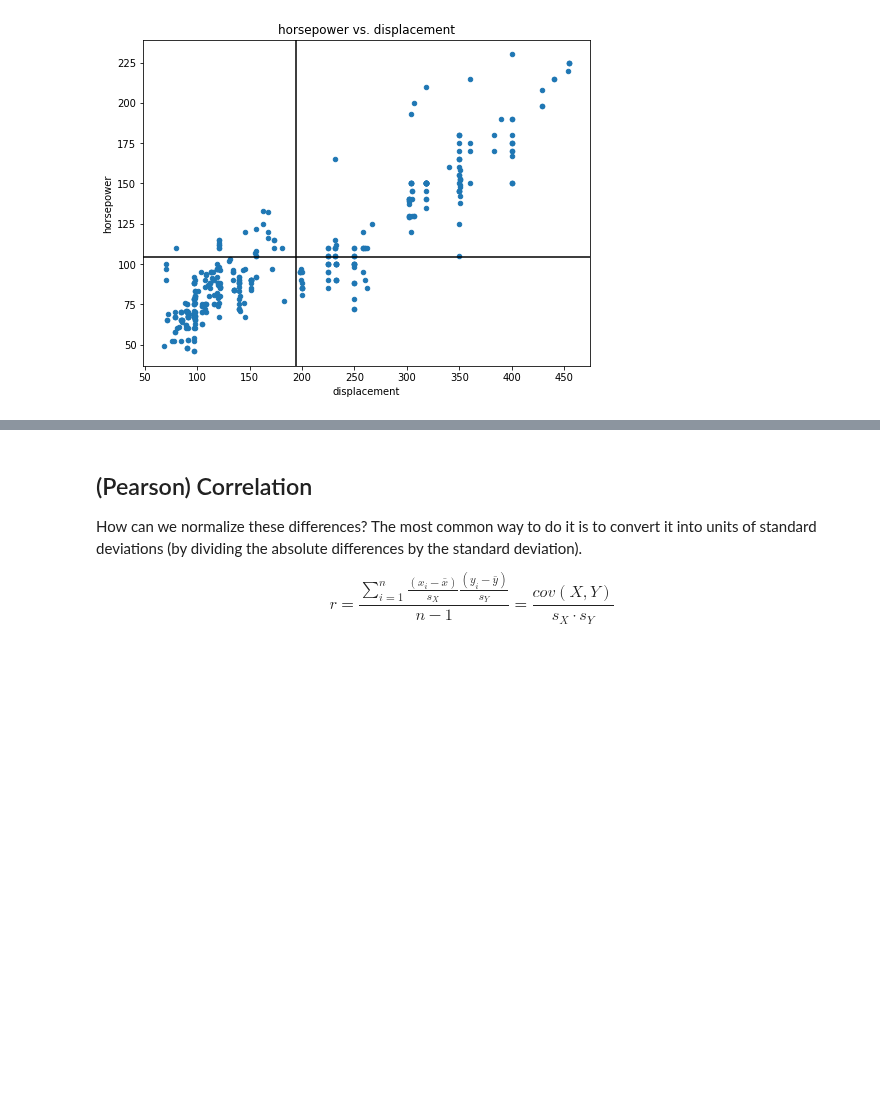
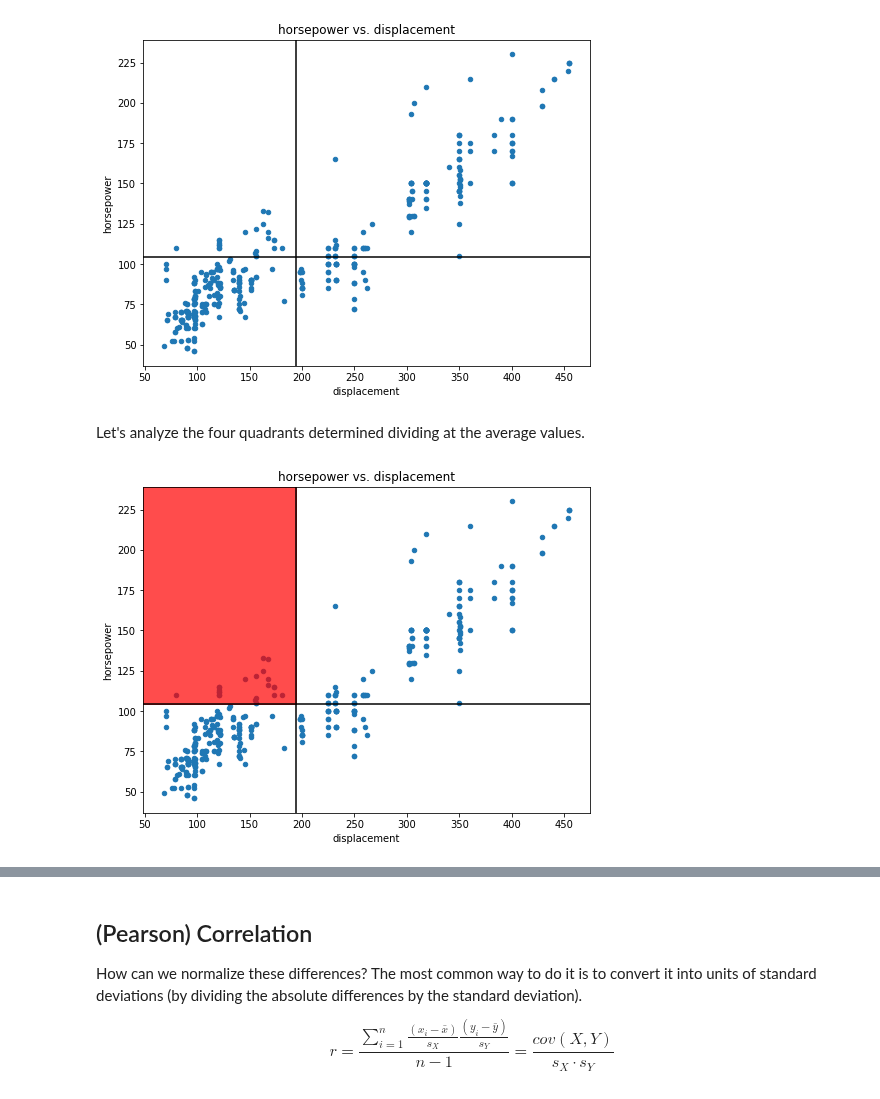
Before and after one commit to NSS-Data-Instructional-Stuff/stats-for-data-science, a Jupyter notebook: notebooks/02_Exploratory_Data_Analysis-Part_2_Two_Variable.ipynb, the cells around one changed output, grey strips where cells are left out. Drawn from its saved outputs; the diff is of its cells as text; code cells hidden in the pictures; blank space fills up the shorter version.

```diff
--- a/notebooks/02_Exploratory_Data_Analysis-Part_2_Two_Variable.ipynb
+++ b/notebooks/02_Exploratory_Data_Analysis-Part_2_Two_Variable.ipynb
@@ -107,3 +102,15 @@ plt.axhline(y = horsepower_mean, color = 'black')
 plt.title('horsepower vs. displacement');
 # %% [output]
 [figure]
+# %% [markdown]
+Let's analyze the four quadrants determined dividing at the average values.
+# %%
+fig, ax = plt.subplots(figsize = (8,6))
+cars.plot(kind = 'scatter', x = 'displacement', y = 'horsepower', ax = ax)
+plt.axvline(x = displacement_mean, color = 'black')
+plt.axhline(y = horsepower_mean, color = 'black')
+plt.title('horsepower vs. displacement')
+r1 = Rectangle((plt.xlim()[0], horsepower_mean), displacement_mean - plt.xlim()[0], plt.ylim()[1] - horsepower_mean, color='red', alpha = 0.7)
+ax.add_artist(r1);
+# %% [output]
+[figure, added]
```
Also changed, not shown: parts of 16 cells of this notebook.
